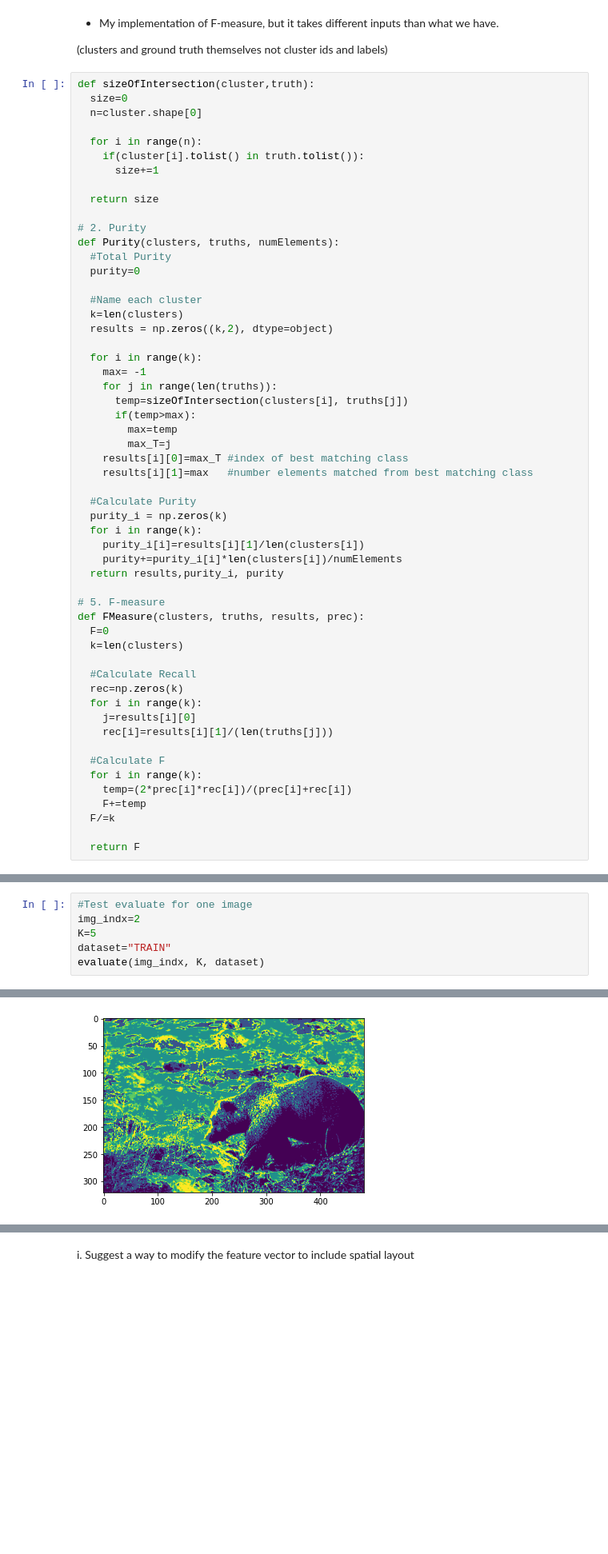
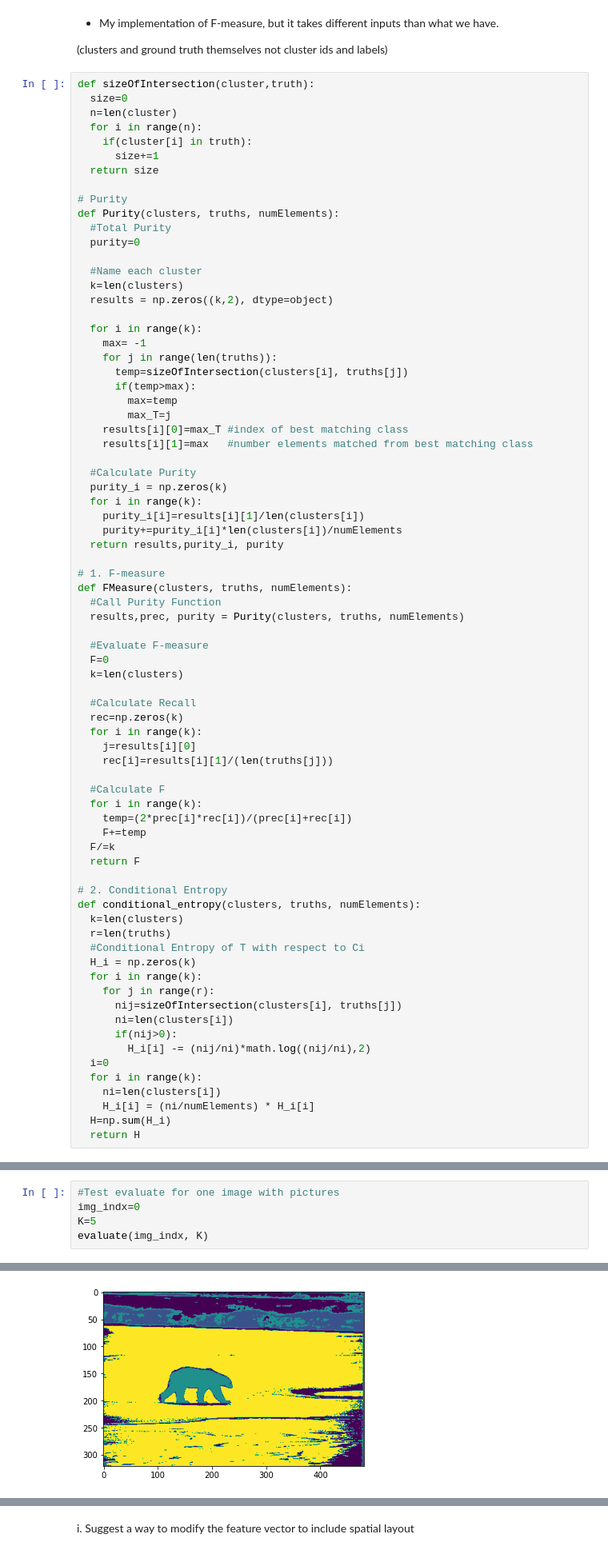
Before and after one commit to IngyBadawi/Image-Segmentation, a Jupyter notebook: Assignment_2.ipynb, the cells around one changed output, grey strips where cells are left out. Shown at 80% size. Cells and saved outputs as stored; diff of their text form; blank space fills up the shorter version.

```diff
--- a/Assignment_2.ipynb
+++ b/Assignment_2.ipynb
@@ -373,15 +533,13 @@ for i in K:
 # %%
 def sizeOfIntersection(cluster,truth):
   size=0
-  n=cluster.shape[0]
-
+  n=len(cluster)
   for i in range(n):
-    if(cluster[i].tolist() in truth.tolist()):
+    if(cluster[i] in truth):
       size+=1
-
   return size
 
-# 2. Purity
+# Purity
 def Purity(clusters, truths, numElements):
   #Total Purity
   purity=0
@@ -407,8 +565,12 @@ def Purity(clusters, truths, numElements):
     purity+=purity_i[i]*len(clusters[i])/numElements
   return results,purity_i, purity
 
-# 5. F-measure
-def FMeasure(clusters, truths, results, prec):
+# 1. F-measure
+def FMeasure(clusters, truths, numElements):
+  #Call Purity Function
+  results,prec, purity = Purity(clusters, truths, numElements)
+
+  #Evaluate F-measure
   F=0
   k=len(clusters)
 
@@ -423,6 +585,24 @@ def FMeasure(clusters, truths, results, prec):
     temp=(2*prec[i]*rec[i])/(prec[i]+rec[i])
     F+=temp
   F/=k
+  return F
 
-  return F
+# 2. Conditional Entropy
+def conditional_entropy(clusters, truths, numElements):
+  k=len(clusters)
+  r=len(truths)
+  #Conditional Entropy of T with respect to Ci
+  H_i = np.zeros(k)
+  for i in range(k):
+    for j in range(r):
+      nij=sizeOfIntersection(clusters[i], truths[j])
+      ni=len(clusters[i])
+      if(nij>0):
+        H_i[i] -= (nij/ni)*math.log((nij/ni),2)
+  i=0
+  for i in range(k):
+    ni=len(clusters[i])
+    H_i[i] = (ni/numElements) * H_i[i]
+  H=np.sum(H_i)
+  return H
 # %%
@@ -468,7 +714,6 @@ def evaluate(img_indx, K, dataset):
 # %%
-#Test evaluate for one image
-img_indx=2
+#Test evaluate for one image with pictures
+img_indx=0
 K=5
-dataset="TRAIN"
-evaluate(img_indx, K, dataset)
+evaluate(img_indx, K)
 # %% [output]
@@ -482 +721 @@ evaluate(img_indx, K, dataset)
-[figure, old version]
+[figure, new version]
```
Also changed, not shown: parts of 28 cells of this notebook.
